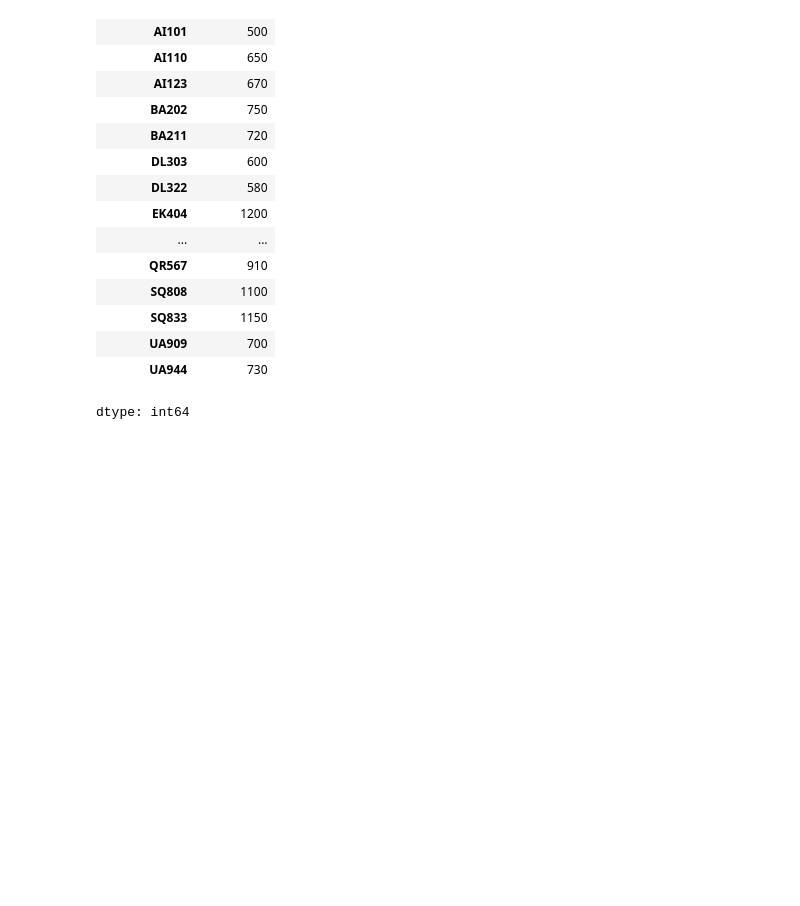
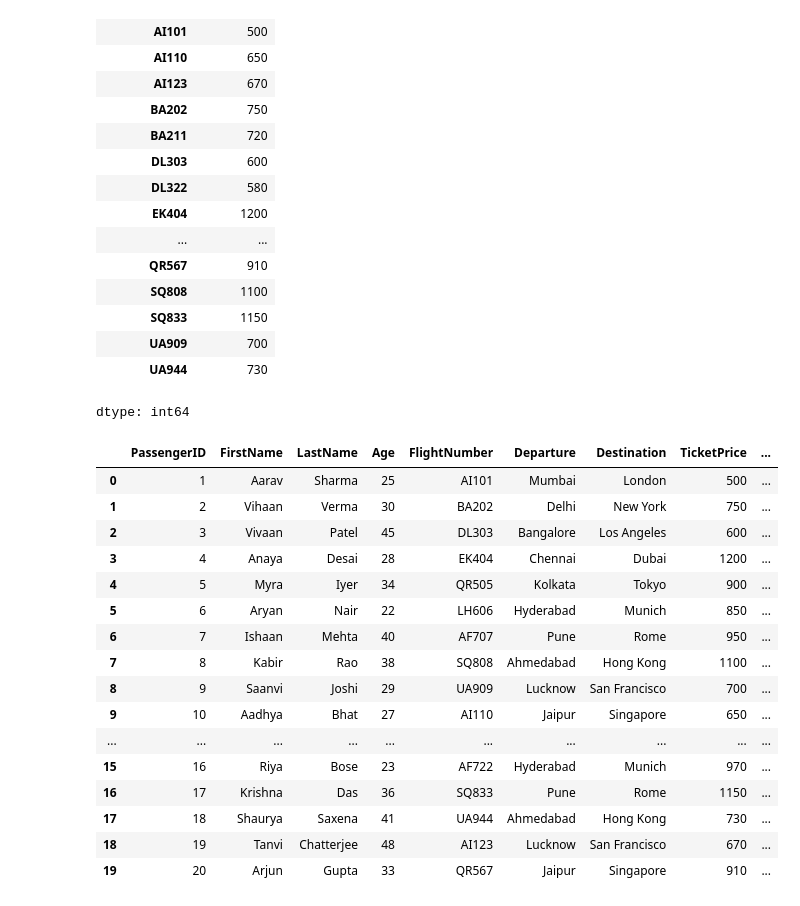
Before and after one commit to vaishnaviPatil1111/Python, a Jupyter notebook: Python_Pandas.ipynb, the cells around one changed output. Cells and saved outputs as stored; diff of their text form; code cells hidden in the pictures; blank space fills up the shorter version.

```diff
--- a/Python_Pandas.ipynb
+++ b/Python_Pandas.ipynb
@@ -1490,7 +1490,27 @@ dtype: int64
 # %%
 #Data Transformations
 #28.	Remove the 'Gender' column from the dataset.
+df2.drop(columns=['Gender'],inplace=True)
 # %%
 #29.	Reset the index of the dataset.
+df2.reset_index(drop=True)
+# %% [output]
+|  | PassengerID | FirstName | LastName | Age | FlightNumber | Departure | Destination | TicketPrice | ... |
+| 0 | 1 | Aarav | Sharma | 25 | AI101 | Mumbai | London | 500 | ... |
+| 1 | 2 | Vihaan | Verma | 30 | BA202 | Delhi | New York | 750 | ... |
+| 2 | 3 | Vivaan | Patel | 45 | DL303 | Bangalore | Los Angeles | 600 | ... |
+| 3 | 4 | Anaya | Desai | 28 | EK404 | Chennai | Dubai | 1200 | ... |
+| 4 | 5 | Myra | Iyer | 34 | QR505 | Kolkata | Tokyo | 900 | ... |
+| 5 | 6 | Aryan | Nair | 22 | LH606 | Hyderabad | Munich | 850 | ... |
+| 6 | 7 | Ishaan | Mehta | 40 | AF707 | Pune | Rome | 950 | ... |
+| 7 | 8 | Kabir | Rao | 38 | SQ808 | Ahmedabad | Hong Kong | 1100 | ... |
+| 8 | 9 | Saanvi | Joshi | 29 | UA909 | Lucknow | San Francisco | 700 | ... |
+| 9 | 10 | Aadhya | Bhat | 27 | AI110 | Jaipur | Singapore | 650 | ... |
+| ... | ... | ... | ... | ... | ... | ... | ... | ... | ... |
+| 15 | 16 | Riya | Bose | 23 | AF722 | Hyderabad | Munich | 970 | ... |
+| 16 | 17 | Krishna | Das | 36 | SQ833 | Pune | Rome | 1150 | ... |
+| 17 | 18 | Shaurya | Saxena | 41 | UA944 | Ahmedabad | Hong Kong | 730 | ... |
+| 18 | 19 | Tanvi | Chatterjee | 48 | AI123 | Lucknow | San Francisco | 670 | ... |
+| 19 | 20 | Arjun | Gupta | 33 | QR567 | Jaipur | Singapore | 910 | ... |
 # %%
 #30.	Replace all 'On Hold' statuses with 'Pending'.
```
Also changed, not shown: parts of 10 cells of this notebook.
